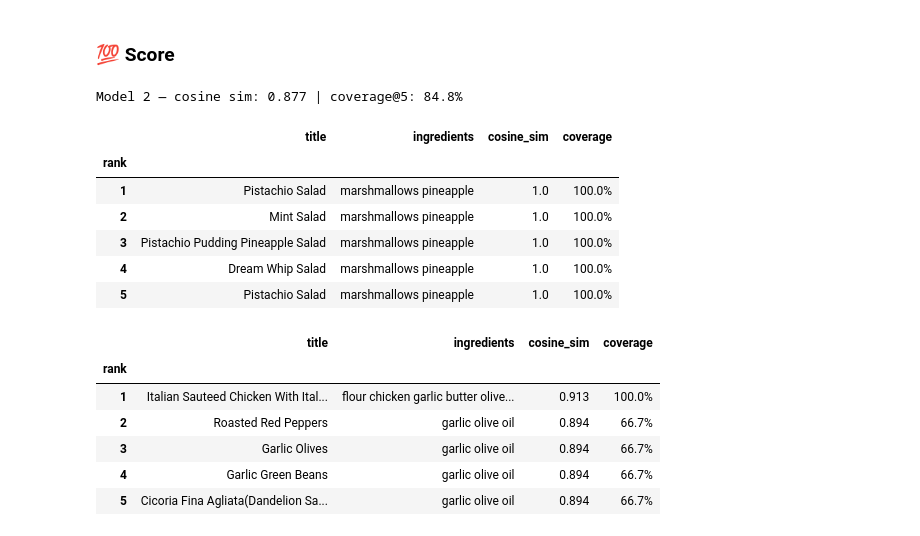
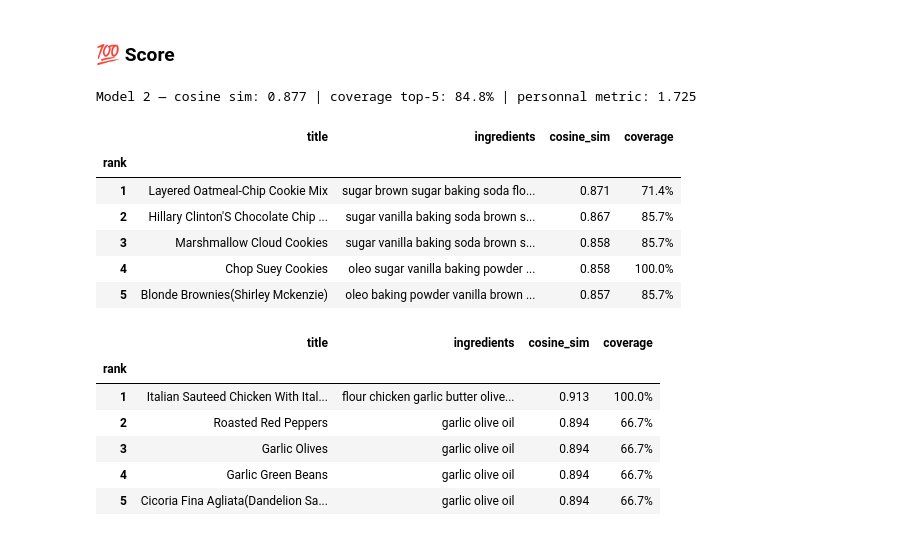
Before and after one commit to louis-heron/2207-recipe-inspiration, a Jupyter notebook: notebooks/Machine_Learning_Model.ipynb, the cells around one changed output. Cells and saved outputs as stored; diff of their text form; code cells hidden in the pictures.

Commit message:
Implementation of personal metric to add up the cosine similarity and coverage scores

```diff
--- a/notebooks/Machine_Learning_Model.ipynb
+++ b/notebooks/Machine_Learning_Model.ipynb
@@ -24,19 +24,36 @@ def parse_ner(row):
     except (ValueError, SyntaxError):
         return []
 
+def cosine_similarity(distances):
+    return 1 - distances[:, 0].mean()
+
 def coverage(test_set, result_set):
     if not test_set:
         return 0.0
     return len(test_set & result_set) / len(test_set)
 
+def format_results(query_set, distances_row, indices_row, train_df, train_sets, col_str):
+    rows = []
+    for rank, (j, dist) in enumerate(zip(indices_row, distances_row), 1):
+        rec = train_df.iloc[j]
+        rows.append({
+            "rank": rank,
+            "title": rec["title"],
+            "ingredients": rec[col_str],
+            "cosine_sim": round(1 - dist, 3),
+            "coverage": f"{coverage(query_set, train_sets[j]):.1%}",
+        })
+    return pd.DataFrame(rows).set_index("rank")
+
 def evaluate(distances, indices, train_ingredient_sets, test_ingredient_sets):
-    mean_sim = 1 - distances[:, 0].mean()
+    mean_cos = cosine_similarity(distances)
     max_coverages = [
         max(coverage(test_ingredient_sets[i], train_ingredient_sets[j]) for j in neighbors)
         for i, neighbors in enumerate(indices)
     ]
     mean_cov = np.mean(max_coverages)
-    return mean_sim, mean_cov
+    personnal_metric = mean_cos + mean_cov
+    return mean_cos, mean_cov, personnal_metric
 # %% [markdown]
 ## 1️⃣ First Model — NER
 # %% [markdown]
@@ -188,31 +205,21 @@ distances2, indices2 = model2.kneighbors(X2_test_vec)
 train2_sets = [set(x) for x in train_df2["clean_ingredients"].values]
 test2_sets  = [set(x) for x in test_df2["clean_ingredients"].values]
 
-sim2, cov2 = evaluate(distances2, indices2, train2_sets, test2_sets)
-print(f"Model 2 — cosine sim: {sim2:.3f} | coverage@5: {cov2:.1%}")
+sim2, cov2, metric2 = evaluate(distances2, indices2, train2_sets, test2_sets)
+print(f"Model 2 — cosine sim: {sim2:.3f} | coverage top-5: {cov2:.1%} | personnal metric: {metric2:.3f}")
 # %% [output]
-Model 2 — cosine sim: 0.877 | coverage@5: 84.8%
+Model 2 — cosine sim: 0.877 | coverage top-5: 84.8% | personnal metric: 1.725
 # %%
-def top5_recipes(sample_idx, distances, indices, test_df, train_df, test_sets, train_sets, col_str):
-    rows = []
-    for rank, j in enumerate(indices[sample_idx], 1):
-        rec = train_df.iloc[j]
-        rows.append({
-            "rank": rank,
-            "title": rec["title"],
-            "ingredients": rec[col_str],
-            "cosine_sim": round(1 - distances[sample_idx][rank - 1], 3),
-            "coverage": f"{coverage(test_sets[sample_idx], train_sets[j]):.1%}",
-        })
-    return pd.DataFrame(rows).set_index("rank")
+def top5_recipes(sample_idx, distances, indices, train_df, test_sets, train_sets, col_str):
+    return format_results(test_sets[sample_idx], distances[sample_idx], indices[sample_idx], train_df, train_sets, col_str)
 
-top5_recipes(0, distances2, indices2, test_df2, train_df2, test2_sets, train2_sets, "clean_ingredients_str")
+top5_recipes(42, distances2, indices2, train_df2, test2_sets, train2_sets, "clean_ingredients_str")
 # %% [output]
 |  | title | ingredients | cosine_sim | coverage |
 | rank |  |  |  |  |
-| 1 | Pistachio Salad | marshmallows pineapple | 1.0 | 100.0% |
-| 2 | Mint Salad | marshmallows pineapple | 1.0 | 100.0% |
-| 3 | Pistachio Pudding Pineapple Salad | marshmallows pineapple | 1.0 | 100.0% |
-| 4 | Dream Whip Salad | marshmallows pineapple | 1.0 | 100.0% |
-| 5 | Pistachio Salad | marshmallows pineapple | 1.0 | 100.0% |
+| 1 | Layered Oatmeal-Chip Cookie Mix | sugar brown sugar baking soda flo... | 0.871 | 71.4% |
+| 2 | Hillary Clinton'S Chocolate Chip ... | sugar vanilla baking soda brown s... | 0.867 | 85.7% |
+| 3 | Marshmallow Cloud Cookies | sugar vanilla baking soda brown s... | 0.858 | 85.7% |
+| 4 | Chop Suey Cookies | oleo sugar vanilla baking powder ... | 0.858 | 100.0% |
+| 5 | Blonde Brownies(Shirley Mckenzie) | oleo baking powder vanilla brown ... | 0.857 | 85.7% |
 # %%
```
Also changed, not shown: parts of 3 cells of this notebook.
